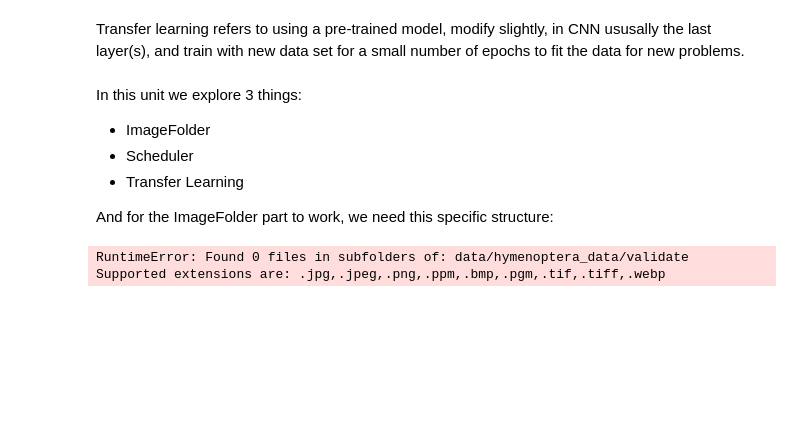
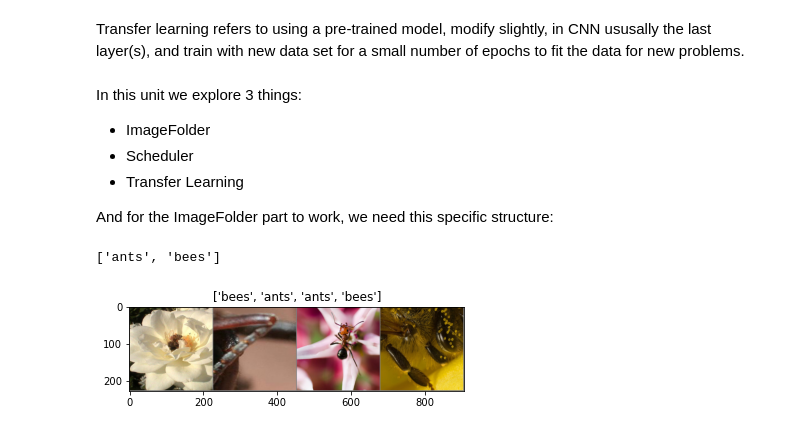
Before and after one commit to nlscng/solid-happiness, a Jupyter notebook: 15_transfer_learning.ipynb, the cells around one changed output. Drawn from its saved outputs; the diff is of its cells as text; code cells hidden in the pictures; blank space fills up the shorter version.

Commit message:
15, transfer learning, add show images and training loop.

```diff
--- a/15_transfer_learning.ipynb
+++ b/15_transfer_learning.ipynb
@@ -50,8 +50,7 @@ data_transforms = {
 data_dir = 'data/hymenoptera_data'
 image_datasets = {x: datasets.ImageFolder(os.path.join(data_dir, x), data_transforms[x]) for x in ['train', 'validate']}
 
-dataloaders = {x: torch.utils.data.DataLoader(image_datasets[x], batch_size=4, shuffle=True, num_workers=0)
-               for x in ['train', 'validate']}
+dataloaders = {x: torch.utils.data.DataLoader(image_datasets[x], batch_size=4, shuffle=True, num_workers=0) for x in ['train', 'validate']}
 
 dataset_sizes = {x: len(image_datasets[x]) for x in ['train', 'validate']}
 class_names = image_datasets['train'].classes
@@ -59,5 +58,26 @@ class_names = image_datasets['train'].classes
 device = torch.device("cuda:0" if torch.cuda.is_available() else "cpu")
 print(class_names)
 # %% [output]
-RuntimeError: Found 0 files in subfolders of: data/hymenoptera_data/validate
-Supported extensions are: .jpg,.jpeg,.png,.ppm,.bmp,.pgm,.tif,.tiff,.webp
+['ants', 'bees']
+# %%
+#  Show sample images
+
+def imshow(inp, title):
+    """Imshow for Tensor."""
+    inp = inp.numpy().transpose((1, 2, 0))  # why the transpose again?
+    inp = std * inp + mean
+    inp = np.clip(inp, 0, 1)
+    plt.imshow(inp)
+    plt.title(title)
+    plt.show()
+
+
+# Get a batch of training data
+inputs, classes = next(iter(dataloaders['train']))
+
+# Make a grid from batch
+out = torchvision.utils.make_grid(inputs)
+
+imshow(out, title=[class_names[x] for x in classes])
+# %% [output]
+[figure, added]
```
Also changed, not shown: parts of 2 cells of this notebook.
